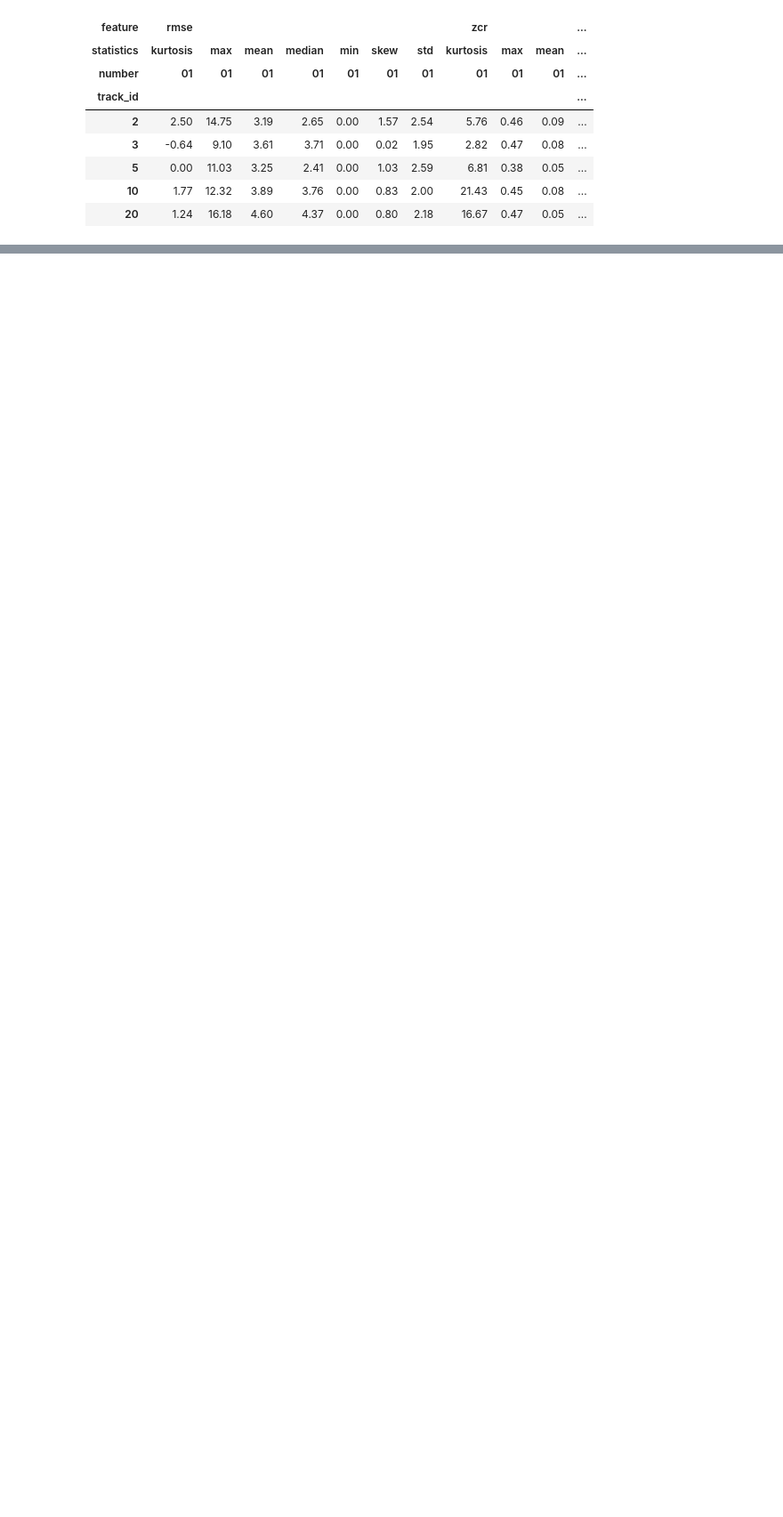
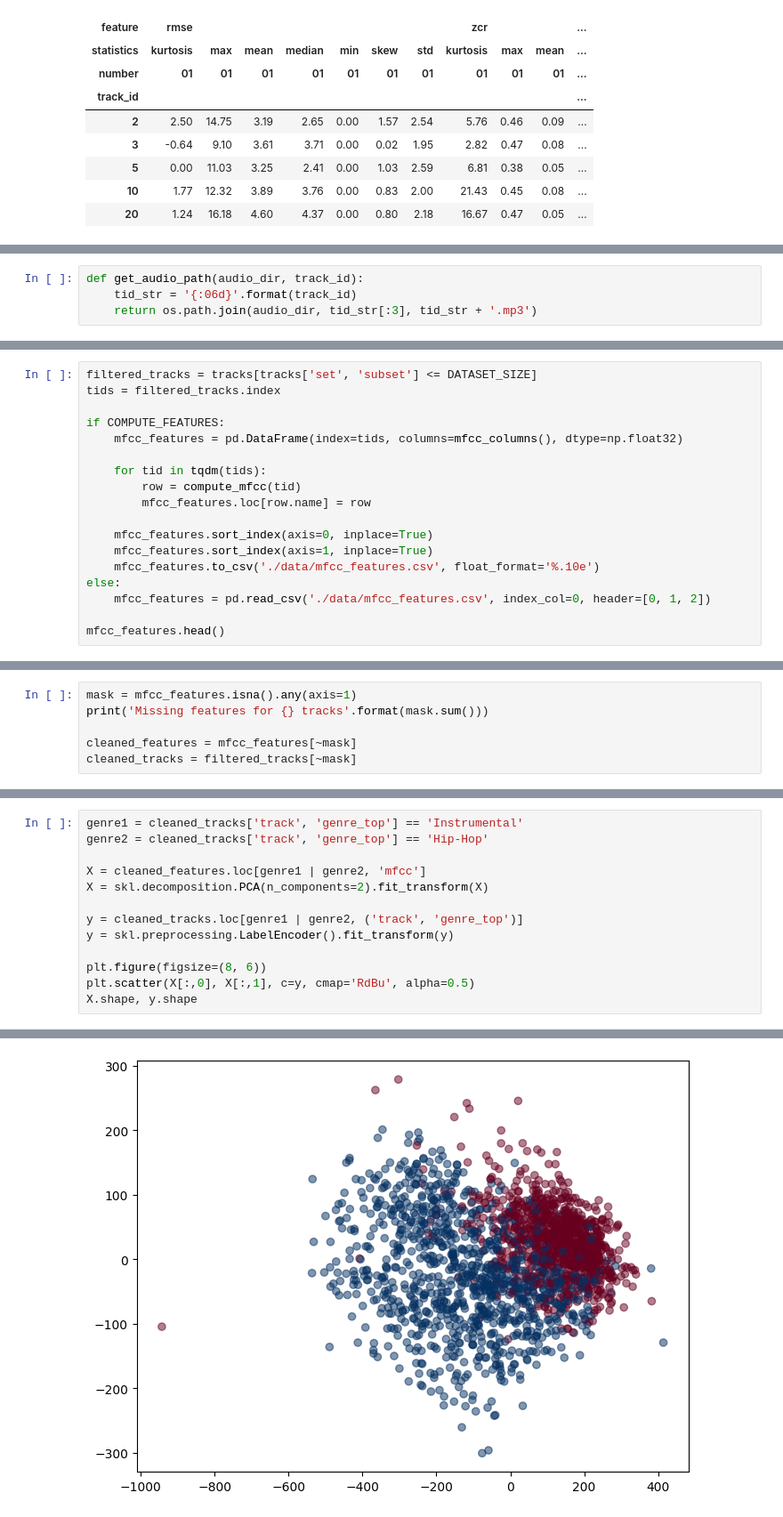
Before and after one commit to kkawula/music-genre-classification, a Jupyter notebook: notebook.ipynb, the cells around one changed output, grey strips where cells are left out. Shown at 89% size. Cells and saved outputs as stored; diff of their text form; blank space fills up the shorter version.

```diff
--- a/notebook.ipynb
+++ b/notebook.ipynb
@@ -167,0 +207,4 @@ for column in columns:
+# %%
+def get_audio_path(audio_dir, track_id):
+    tid_str = '{:06d}'.format(track_id)
+    return os.path.join(audio_dir, tid_str[:3], tid_str + '.mp3')
@@ -167,0 +247,18 @@ for column in columns:
+# %%
+filtered_tracks = tracks[tracks['set', 'subset'] <= DATASET_SIZE]
+tids = filtered_tracks.index
+
+if COMPUTE_FEATURES:
+    mfcc_features = pd.DataFrame(index=tids, columns=mfcc_columns(), dtype=np.float32)
+
+    for tid in tqdm(tids):
+        row = compute_mfcc(tid)
+        mfcc_features.loc[row.name] = row
+
+    mfcc_features.sort_index(axis=0, inplace=True)
+    mfcc_features.sort_index(axis=1, inplace=True)
+    mfcc_features.to_csv('./data/mfcc_features.csv', float_format='%.10e')
+else:
+    mfcc_features = pd.read_csv('./data/mfcc_features.csv', index_col=0, header=[0, 1, 2])
+
+mfcc_features.head()
@@ -167,0 +301,6 @@ for column in columns:
+# %%
+mask = mfcc_features.isna().any(axis=1)
+print('Missing features for {} tracks'.format(mask.sum()))
+
+cleaned_features = mfcc_features[~mask]
+cleaned_tracks = filtered_tracks[~mask]
@@ -167,0 +309,14 @@ for column in columns:
+# %%
+genre1 = cleaned_tracks['track', 'genre_top'] == 'Instrumental'
+genre2 = cleaned_tracks['track', 'genre_top'] == 'Hip-Hop'
+
+X = cleaned_features.loc[genre1 | genre2, 'mfcc']
+X = skl.decomposition.PCA(n_components=2).fit_transform(X)
+
+y = cleaned_tracks.loc[genre1 | genre2, ('track', 'genre_top')]
+y = skl.preprocessing.LabelEncoder().fit_transform(y)
+
+plt.figure(figsize=(8, 6))
+plt.scatter(X[:,0], X[:,1], c=y, cmap='RdBu', alpha=0.5)
+X.shape, y.shape
+# %% [output]
@@ -167,0 +324 @@ for column in columns:
+[figure, added]
```
Also changed, not shown: parts of 40 cells of this notebook, 3 other files.
